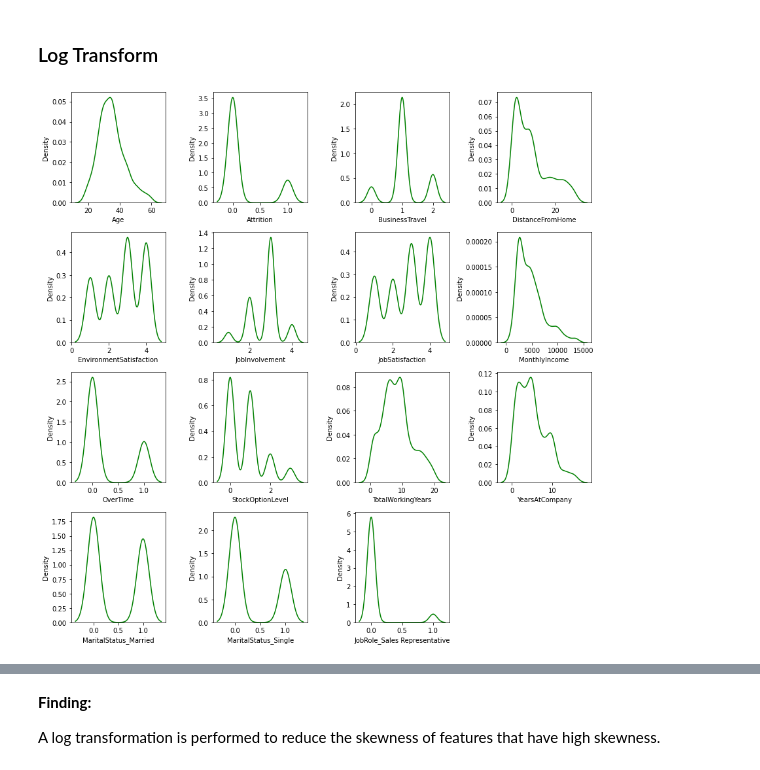
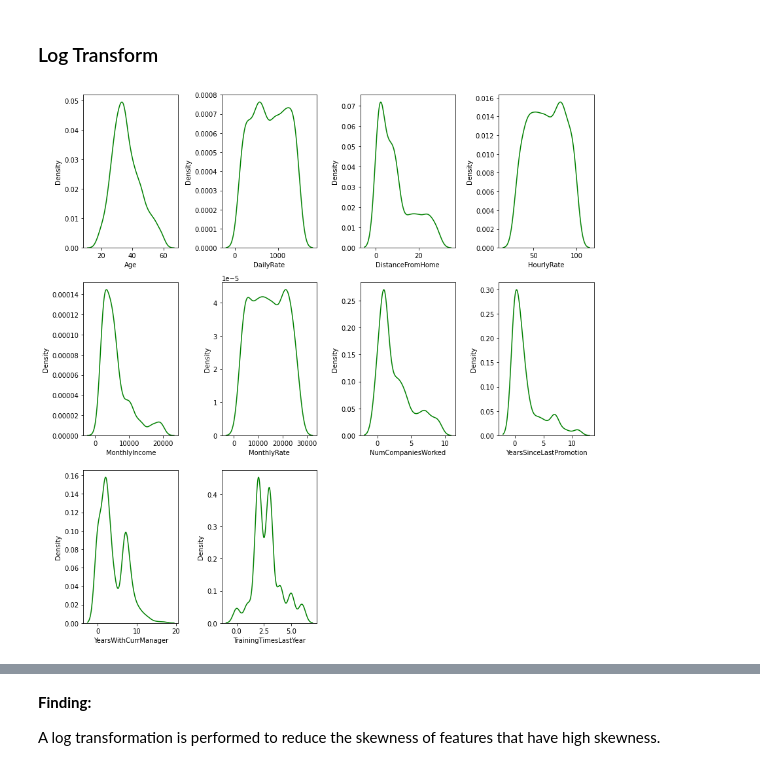
Before and after one commit to mchosasih99/Employee-Attrition-Prediction, a Jupyter notebook: Employee_Attrition.ipynb, the cells around one changed output, grey strips where cells are left out. Drawn from its saved outputs; the diff is of its cells as text; code cells hidden in the pictures.

```diff
--- a/Employee_Attrition.ipynb
+++ b/Employee_Attrition.ipynb
@@ -160,11 +236,10 @@ df_label.head()
 #Label encoding
 
 label_encoding = {"Attrition": {'No':0, "Yes": 1},
-                  "OverTime":{'No':0, "Yes": 1},
                   "Gender":{'Male':0, "Female":1},
                   "BusinessTravel":{"Non-Travel":0,"Travel_Rarely":1,"Travel_Frequently":2}
                   }
 
-df_label[['Attrition', 'OverTime',"Gender","BusinessTravel"]]=df_label[['Attrition', 'OverTime',"Gender","BusinessTravel"]].replace(label_encoding)
-df_label[['Attrition', 'OverTime',"Gender","BusinessTravel"]].head()
+df_label[['Attrition', "Gender","BusinessTravel"]]=df_label[['Attrition', "Gender","BusinessTravel"]].replace(label_encoding)
+df_label[['Attrition', "Gender","BusinessTravel"]].head()
 # %% [output]
@@ -177,11 +252,11 @@ df_label[['Attrition', 'OverTime',"Gender","BusinessTravel"]].head()
 # %%
 #One Hot Encoding
 
-for i in ['MaritalStatus', 'EducationField', 'JobRole','Department']:
+for i in ['MaritalStatus', 'EducationField','Department','OverTime']:
     onehots = pd.get_dummies(df_label[i], prefix=i)
     df_label = df_label.join(onehots)
 
-df_label = df_label.drop(columns=['MaritalStatus', 'Department', 'EducationField', 'JobRole'], axis =1)
+df_label = df_label.drop(columns=['OverTime','MaritalStatus', 'Department', 'EducationField'], axis =1)
 df_label.head()
 # %% [output]
 |  | Age | Attrition | BusinessTravel | DailyRate | DistanceFromHome | Education | EnvironmentSatisfaction | ... |
@@ -287,0 +277,10 @@ The redundant features (correlation >0.7) and features with low correlation (< 0
+# %%
+# Divide Features and Target
+
+X = df_label.drop(columns=['Attrition'], axis=1)
+y = df_label['Attrition']
+# %%
+from sklearn.model_selection import train_test_split
+
+#Normal
+X_train, X_test, y_train, y_test = train_test_split(X, y, test_size=0.3,random_state = 42, stratify=y)
@@ -288,11 +293,16 @@ The redundant features (correlation >0.7) and features with low correlation (< 0
 # %% [markdown]
 ### Log Transform
 # %%
-#Plot columns that need to be transformed
-for i in range(0, len(df_select.columns)):
-    plt.subplot(4, 4, i+1)
-    sns.kdeplot(x=df_select[df_select.columns[i]], color='green')
-    plt.xlabel(df_select.columns[i])
+numerical = ['Age', 'DailyRate','DistanceFromHome',
+     'HourlyRate','MonthlyIncome','MonthlyRate',
+     'NumCompaniesWorked','YearsSinceLastPromotion',
+     'YearsWithCurrManager','TrainingTimesLastYear']
+
+#Replot transformed columns
+for i in range(0, len(numerical)):
+    plt.subplot(3, 4, i+1)
+    sns.kdeplot(x=X_train[numerical[i]], color='green')
+    plt.xlabel(numerical[i])
     plt.tight_layout()
 # %% [output]
-[figure, old version]
+[figure, new version]
```
Also changed, not shown: parts of 68 cells of this notebook.
